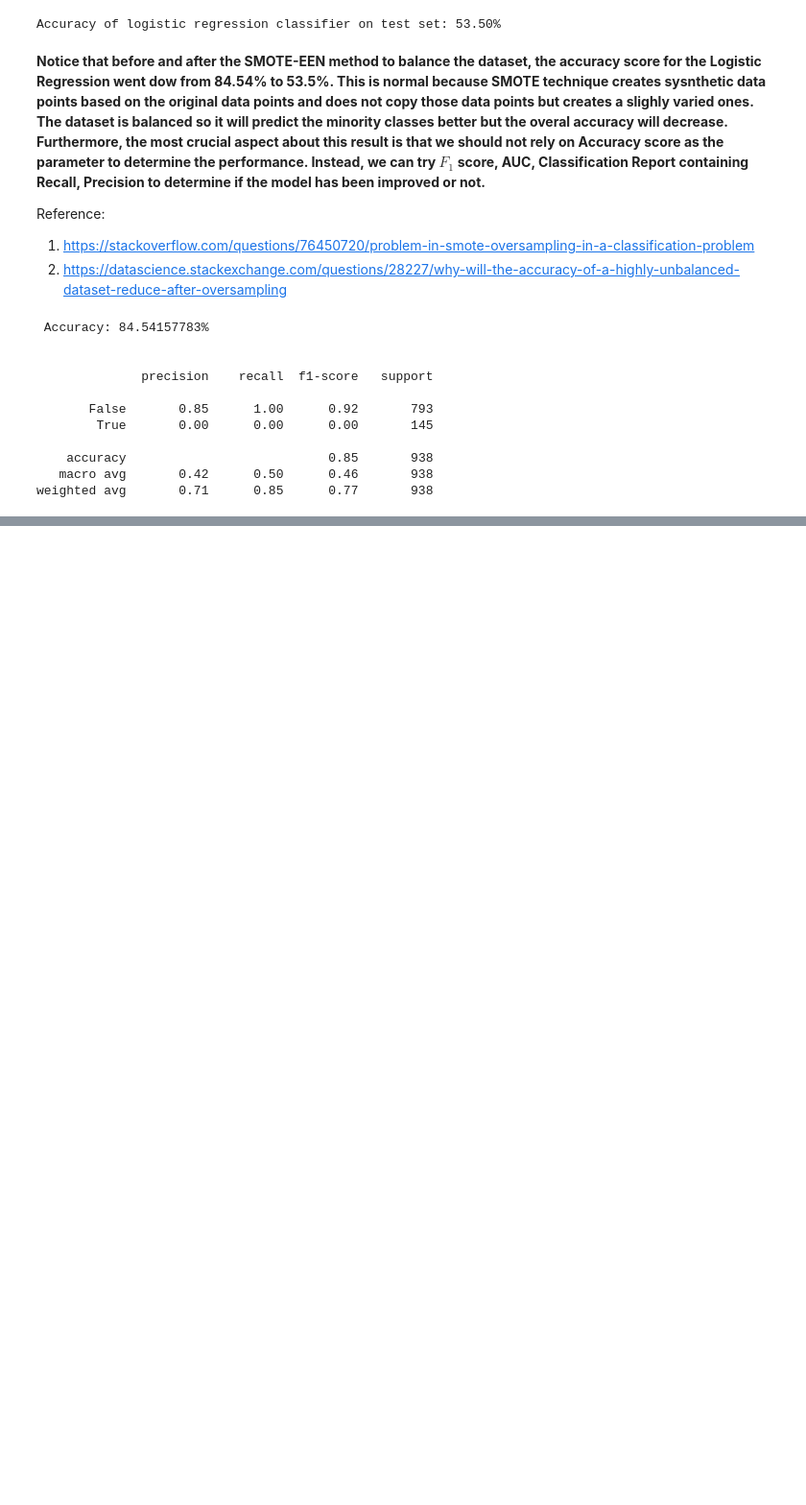
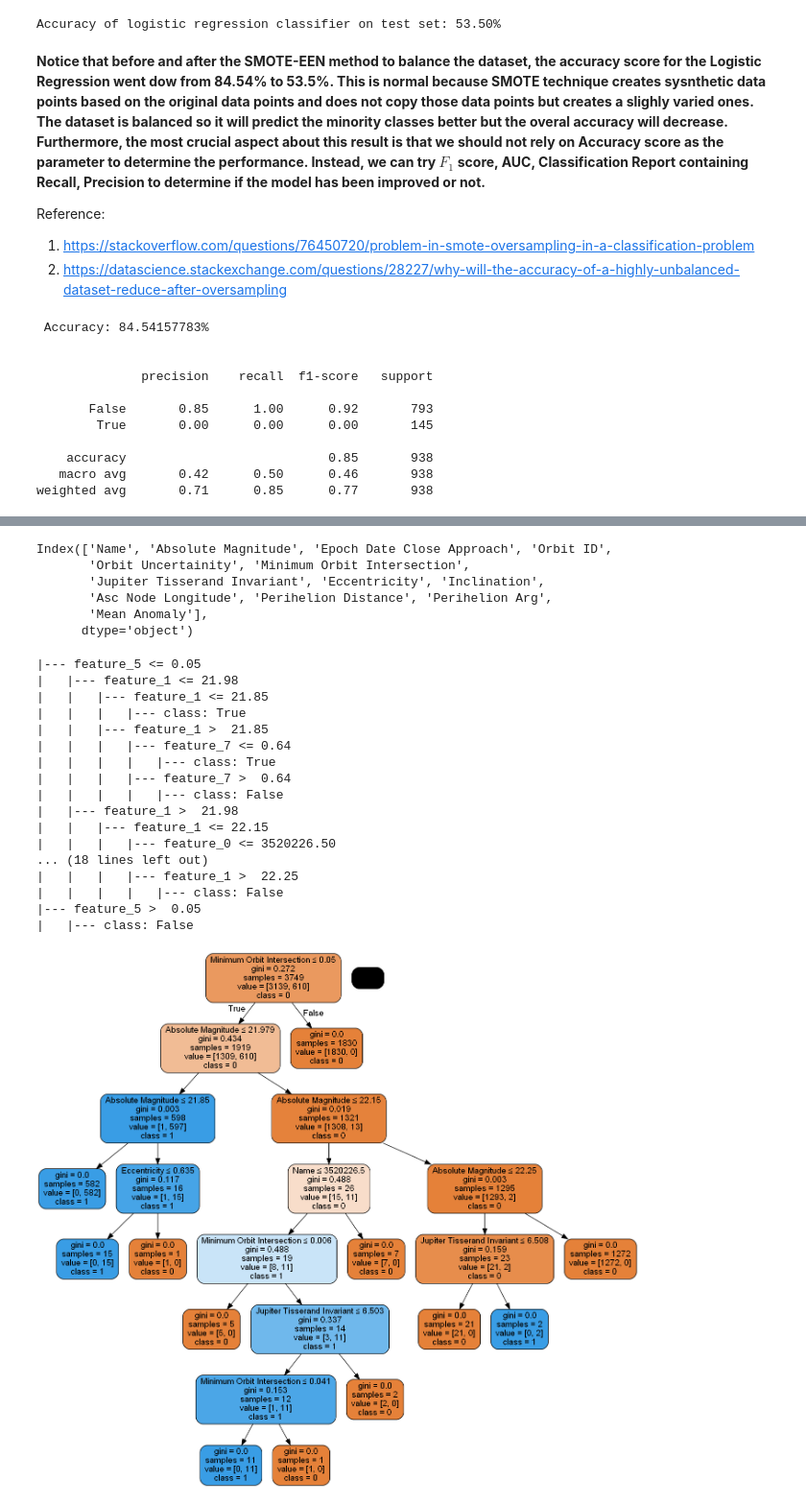
Before and after one commit to alisonjing/DTSA5506-Data-Mining-Project, a Jupyter notebook: NASA_Asteroid_Classification.ipynb, the cells around one changed output, grey strips where cells are left out. Shown at 96% size. Cells and saved outputs as stored; diff of their text form; code cells hidden in the pictures; blank space fills up the shorter version.

Commit message:
Included Decision Tree Classification and Graph

```diff
--- a/NASA_Asteroid_Classification.ipynb
+++ b/NASA_Asteroid_Classification.ipynb
@@ -963,0 +974,17 @@ ConfusionMatrixDisplay.from_estimator(log_model, X_test, y_test, display_labels
+# %%
+from sklearn.tree import DecisionTreeClassifier
+from sklearn import metrics
+# Create Decision Tree Classifier object
+clf = DecisionTreeClassifier()
+# Train Decision Tree Classifier
+clf = clf.fit(X_train, y_train)
+
+#Predict the response for the test dataset
+y_pred = clf.predict(X_test)
+
+# Evaluating the model with the accuracy score
+accuracy = metrics.accuracy_score(y_test, y_pred)
+print(Fore.RED, '\033[1m'+"Accuracy: {:.8f}%".format(accuracy*100))
+
+#References:
+#1. https://www.datacamp.com/tutorial/decision-tree-classification-python
@@ -963,0 +1010,45 @@ ConfusionMatrixDisplay.from_estimator(log_model, X_test, y_test, display_labels
+# %%
+X.columns
+# %% [output]
+Index(['Name', 'Absolute Magnitude', 'Epoch Date Close Approach', 'Orbit ID',
+       'Orbit Uncertainity', 'Minimum Orbit Intersection',
+       'Jupiter Tisserand Invariant', 'Eccentricity', 'Inclination',
+       'Asc Node Longitude', 'Perihelion Distance', 'Perihelion Arg',
+       'Mean Anomaly'],
+      dtype='object')
+# %%
+# Generate Decision Trees
+import pydotplus
+import graphviz
+from sklearn.tree import export_graphviz
+from six import StringIO
+from sklearn import tree
+from IPython.display import Image
+
+text_representation = tree.export_text(clf)
+print(text_representation)
+
+dot_data = StringIO()
+export_graphviz(clf, out_file = dot_data, filled = True, rounded=True, special_characters=True,
+               feature_names=X.columns, class_names=['0', '1'])
+graph = pydotplus.graph_from_dot_data(dot_data.getvalue())
+Image(graph.create_png())
+# %% [output]
+|--- feature_5 <= 0.05
+|   |--- feature_1 <= 21.98
+|   |   |--- feature_1 <= 21.85
+|   |   |   |--- class: True
+|   |   |--- feature_1 >  21.85
+|   |   |   |--- feature_7 <= 0.64
+|   |   |   |   |--- class: True
+|   |   |   |--- feature_7 >  0.64
+|   |   |   |   |--- class: False
+|   |--- feature_1 >  21.98
+|   |   |--- feature_1 <= 22.15
+|   |   |   |--- feature_0 <= 3520226.50
+... (18 lines left out)
+|   |   |   |--- feature_1 >  22.25
+|   |   |   |   |--- class: False
+|--- feature_5 >  0.05
+|   |--- class: False
+[figure, added]
```
Also changed, not shown: parts of 14 cells of this notebook.
